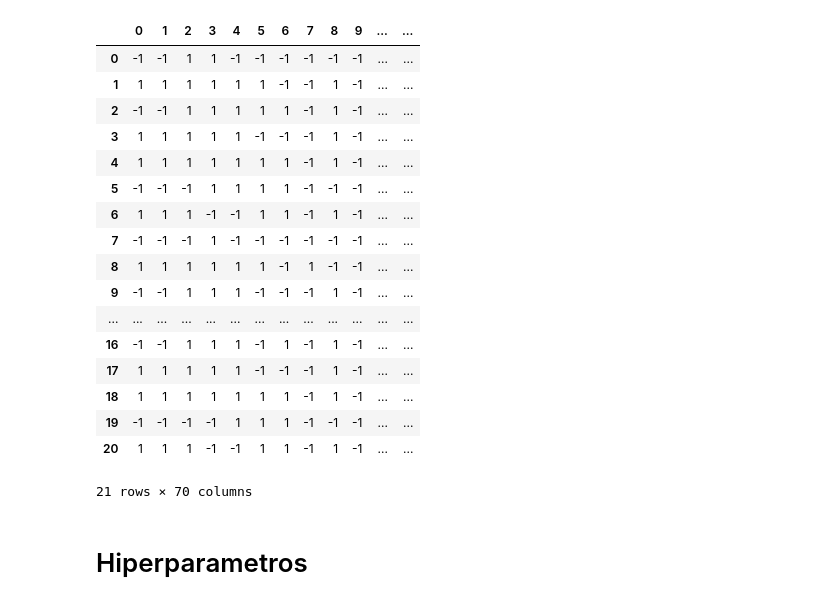
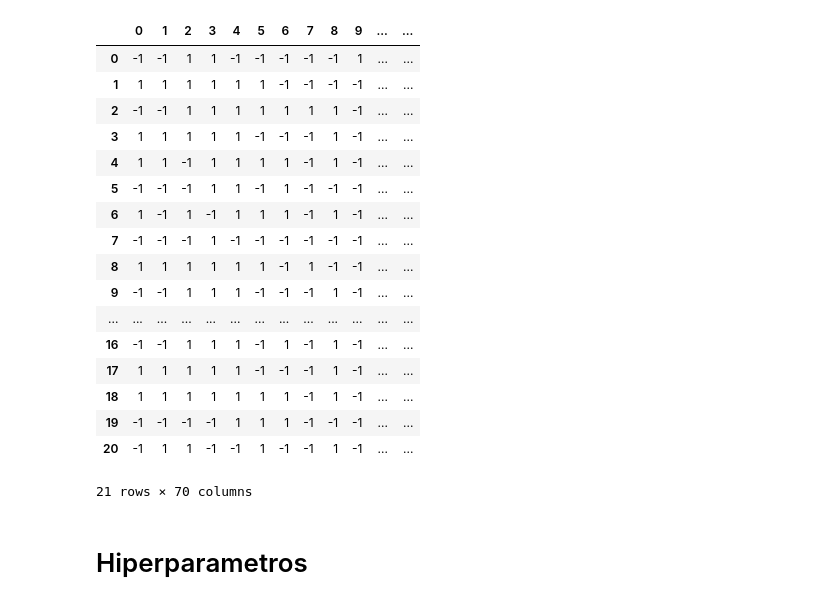
Before and after one commit to felmateos/mlp-characters-recognition, a Jupyter notebook: main.ipynb, the cells around one changed output. Drawn from its saved outputs; the diff is of its cells as text; code cells hidden in the pictures.

```diff
--- a/main.ipynb
+++ b/main.ipynb
@@ -4,18 +4,20 @@ import numpy as np
 import random
 from sklearn.model_selection import train_test_split
 # %%
-df = pd.read_csv('datasets\caracteres-limpo.csv', header=None)
+df = pd.read_csv('datasets\caracteres-ruido.csv', header=None)
+
+ruido = pd.read_csv('datasets\caracteres-ruido20.csv', header=None)
 
 df
 # %% [output]
 |  | 0 | 1 | 2 | 3 | 4 | 5 | 6 | 7 | 8 | 9 | ... | ... |
-| 0 | -1 | -1 | 1 | 1 | -1 | -1 | -1 | -1 | -1 | -1 | ... | ... |
-| 1 | 1 | 1 | 1 | 1 | 1 | 1 | -1 | -1 | 1 | -1 | ... | ... |
-| 2 | -1 | -1 | 1 | 1 | 1 | 1 | 1 | -1 | 1 | -1 | ... | ... |
+| 0 | -1 | -1 | 1 | 1 | -1 | -1 | -1 | -1 | -1 | 1 | ... | ... |
+| 1 | 1 | 1 | 1 | 1 | 1 | 1 | -1 | -1 | -1 | -1 | ... | ... |
+| 2 | -1 | -1 | 1 | 1 | 1 | 1 | 1 | 1 | 1 | -1 | ... | ... |
 | 3 | 1 | 1 | 1 | 1 | 1 | -1 | -1 | -1 | 1 | -1 | ... | ... |
-| 4 | 1 | 1 | 1 | 1 | 1 | 1 | 1 | -1 | 1 | -1 | ... | ... |
-| 5 | -1 | -1 | -1 | 1 | 1 | 1 | 1 | -1 | -1 | -1 | ... | ... |
-| 6 | 1 | 1 | 1 | -1 | -1 | 1 | 1 | -1 | 1 | -1 | ... | ... |
+| 4 | 1 | 1 | -1 | 1 | 1 | 1 | 1 | -1 | 1 | -1 | ... | ... |
+| 5 | -1 | -1 | -1 | 1 | 1 | -1 | 1 | -1 | -1 | -1 | ... | ... |
+| 6 | 1 | -1 | 1 | -1 | 1 | 1 | 1 | -1 | 1 | -1 | ... | ... |
 | 7 | -1 | -1 | -1 | 1 | -1 | -1 | -1 | -1 | -1 | -1 | ... | ... |
 | 8 | 1 | 1 | 1 | 1 | 1 | 1 | -1 | 1 | -1 | -1 | ... | ... |
 | 9 | -1 | -1 | 1 | 1 | 1 | -1 | -1 | -1 | 1 | -1 | ... | ... |
@@ -24,7 +26,7 @@ df
 | 17 | 1 | 1 | 1 | 1 | 1 | -1 | -1 | -1 | 1 | -1 | ... | ... |
 | 18 | 1 | 1 | 1 | 1 | 1 | 1 | 1 | -1 | 1 | -1 | ... | ... |
 | 19 | -1 | -1 | -1 | -1 | 1 | 1 | 1 | -1 | -1 | -1 | ... | ... |
-| 20 | 1 | 1 | 1 | -1 | -1 | 1 | 1 | -1 | 1 | -1 | ... | ... |
+| 20 | -1 | 1 | 1 | -1 | -1 | 1 | -1 | -1 | 1 | -1 | ... | ... |
 21 rows × 70 columns
 # %% [markdown]
 # Hiperparametros
```
Also changed, not shown: parts of 18 cells of this notebook, 1 other file.
